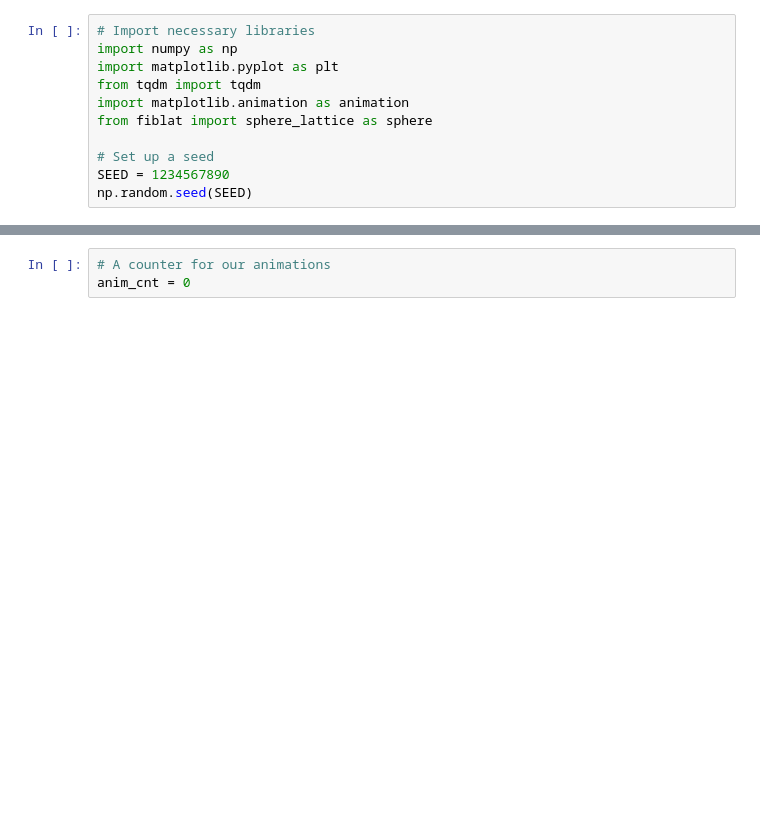
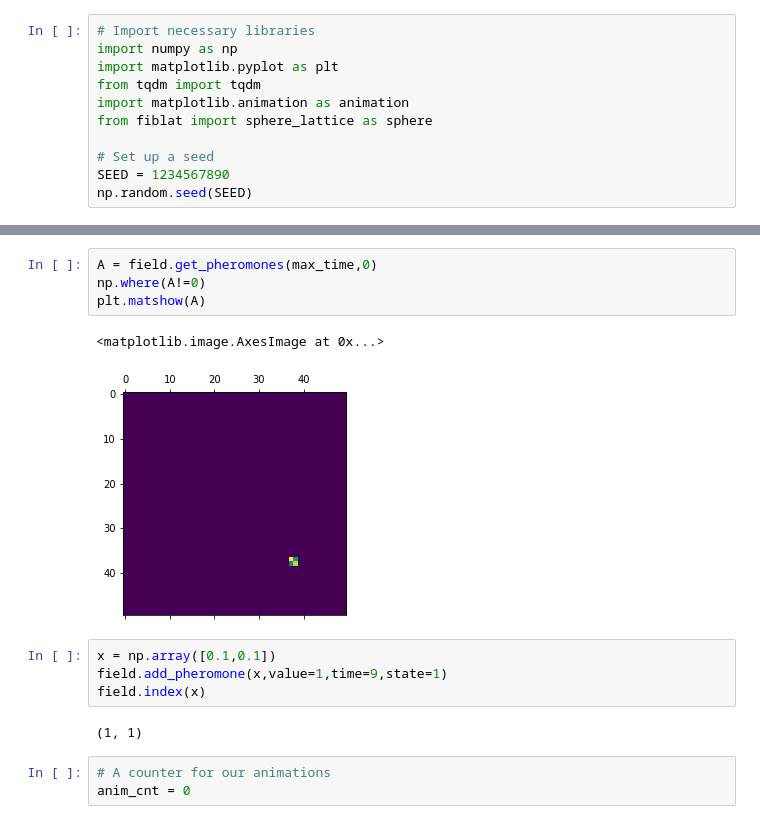
Before and after one commit to PanosEconomou/Ant-Optimization, a Jupyter notebook: 2.Code/1.Simple_Pathfinding/ACO.ipynb, the cells around one changed output, grey strips where cells are left out. Drawn from its saved outputs; the diff is of its cells as text; blank space fills up the shorter version.

```diff
--- a/2.Code/1.Simple_Pathfinding/ACO.ipynb
+++ b/2.Code/1.Simple_Pathfinding/ACO.ipynb
@@ -315,3 +317,16 @@ ax.scatter(*(pos.T),s=1,marker='x',c=color);
+# %%
+A = field.get_pheromones(max_time,0)
+np.where(A!=0)
+plt.matshow(A)
+# %% [output]
+<matplotlib.image.AxesImage at 0x...>
+[figure, added]
+# %%
+x = np.array([0.1,0.1])
+field.add_pheromone(x,value=1,time=9,state=1)
+field.index(x)
+# %% [output]
+(1, 1)
 # %%
 # A counter for our animations
 anim_cnt = 0
```
Also changed, not shown: parts of 7 cells of this notebook, 8 other files.
